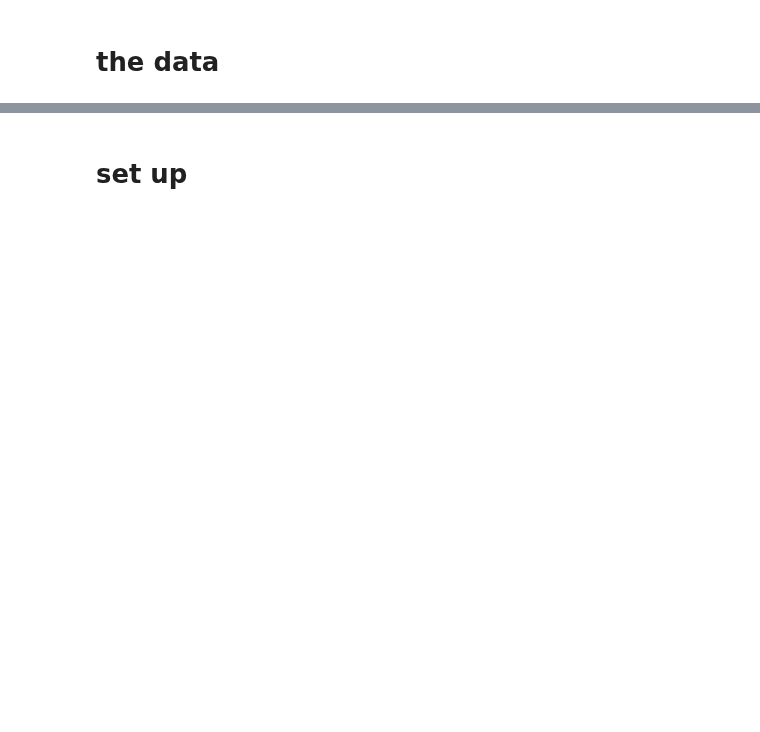
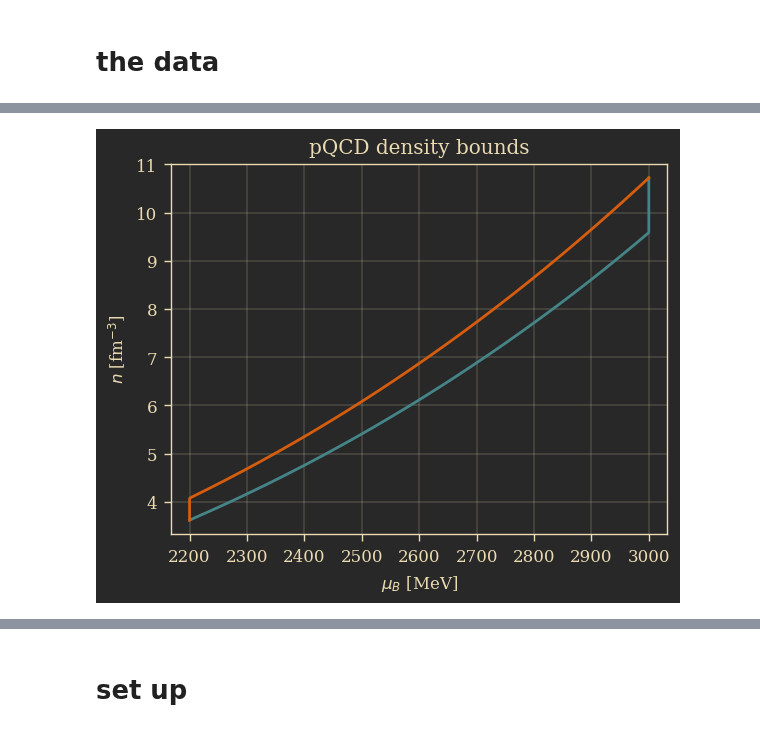
Before and after one commit to codinginrevolt/master_thesis, a Jupyter notebook: gpr/notebooks/virt_obs.ipynb, the cells around one changed output, grey strips where cells are left out. Drawn from its saved outputs; the diff is of its cells as text; code cells hidden in the pictures; blank space fills up the shorter version.

```diff
--- a/gpr/notebooks/virt_obs.ipynb
+++ b/gpr/notebooks/virt_obs.ipynb
@@ -69,0 +98,9 @@ mu_max = mu_family.max(axis=0)
+# %%
+plt.plot(mu_max, n_pqcd_grid)
+plt.plot(mu_min, n_pqcd_grid)
+plt.xlabel(r'$\mu_B$ [MeV]')
+plt.ylabel(r'$n$ [fm$^{-3}$]')
+plt.title('pQCD density bounds')
+plt.show()
+# %% [output]
+[figure, added]
```
Also changed, not shown: parts of 87 cells of this notebook, 9 other files.
